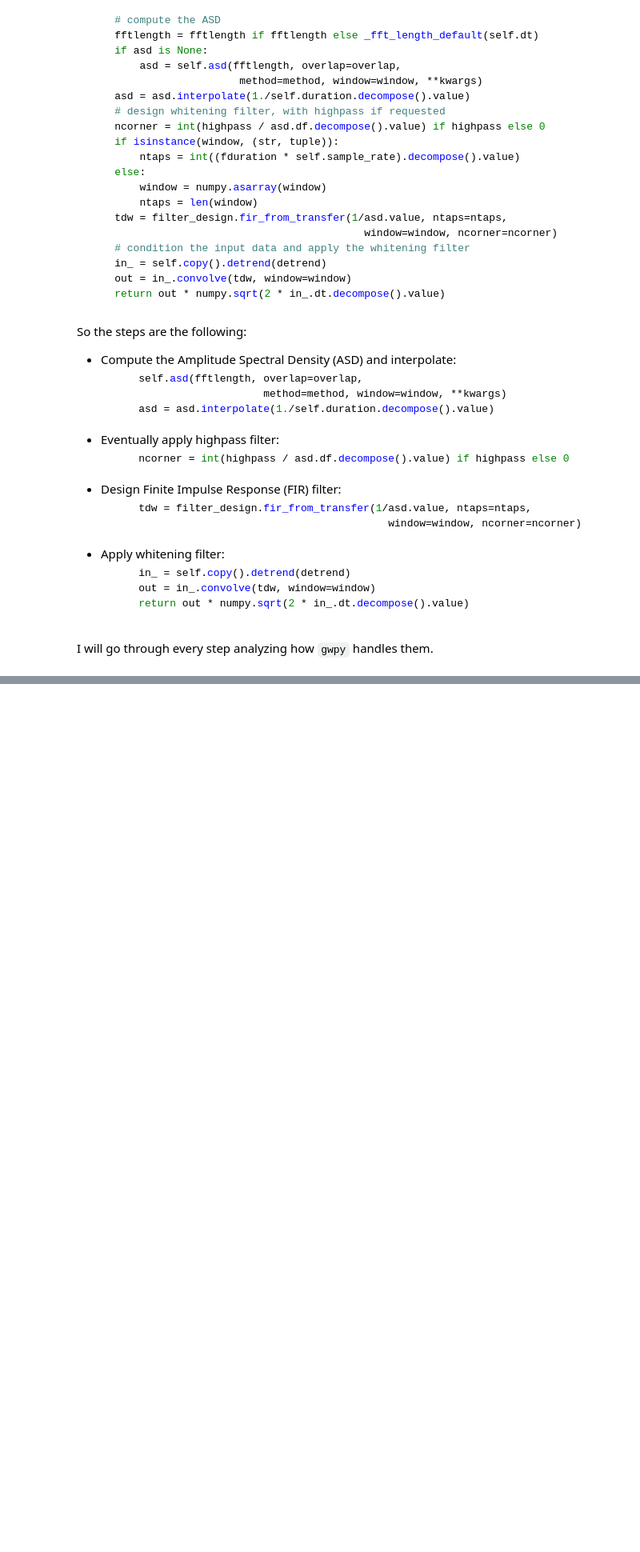
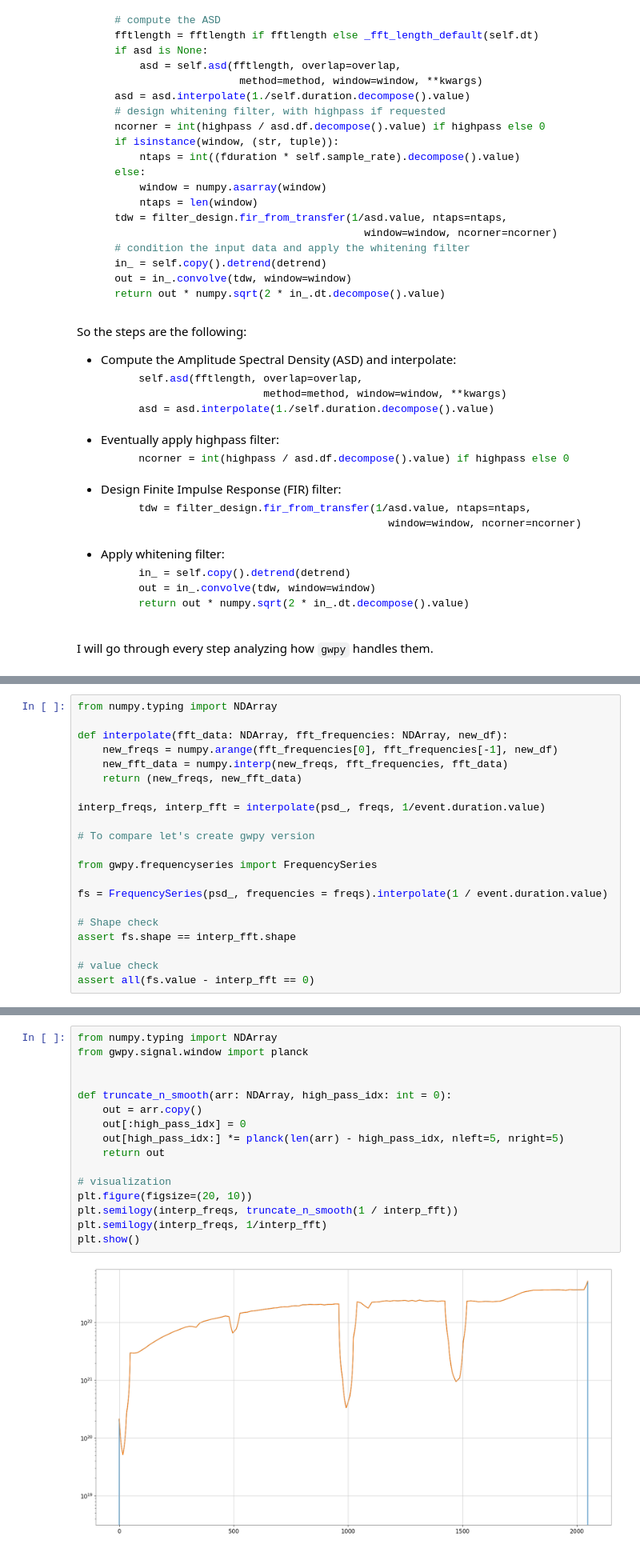
Before and after one commit to Unoaccaso/pyburst, a Jupyter notebook: jupyter/whitening.ipynb, the cells around one changed output, grey strips where cells are left out. Shown at 80% size. Saved outputs shown, nothing was run; the diff lists cells and outputs as text; blank space fills up the shorter version.

```diff
--- a/jupyter/whitening.ipynb
+++ b/jupyter/whitening.ipynb
@@ -108,0 +316,21 @@ I will go through every step analyzing how `gwpy` handles them.
+# %%
+from numpy.typing import NDArray
+
+def interpolate(fft_data: NDArray, fft_frequencies: NDArray, new_df):
+    new_freqs = numpy.arange(fft_frequencies[0], fft_frequencies[-1], new_df)
+    new_fft_data = numpy.interp(new_freqs, fft_frequencies, fft_data)
+    return (new_freqs, new_fft_data)
+
+interp_freqs, interp_fft = interpolate(psd_, freqs, 1/event.duration.value)
+
+# To compare let's create gwpy version
+
+from gwpy.frequencyseries import FrequencySeries
+
+fs = FrequencySeries(psd_, frequencies = freqs).interpolate(1 / event.duration.value)
+
+# Shape check
+assert fs.shape == interp_fft.shape
+
+# value check
+assert all(fs.value - interp_fft == 0)
@@ -108,0 +417,18 @@ I will go through every step analyzing how `gwpy` handles them.
+# %%
+from numpy.typing import NDArray
+from gwpy.signal.window import planck
+
+
+def truncate_n_smooth(arr: NDArray, high_pass_idx: int = 0):
+    out = arr.copy()
+    out[:high_pass_idx] = 0
+    out[high_pass_idx:] *= planck(len(arr) - high_pass_idx, nleft=5, nright=5)
+    return out
+
+# visualization
+plt.figure(figsize=(20, 10))
+plt.semilogy(interp_freqs, truncate_n_smooth(1 / interp_fft))
+plt.semilogy(interp_freqs, 1/interp_fft)
+plt.show()
+# %% [output]
+[figure, added]
```
Also changed, not shown: parts of 30 cells of this notebook, 3 other files.
